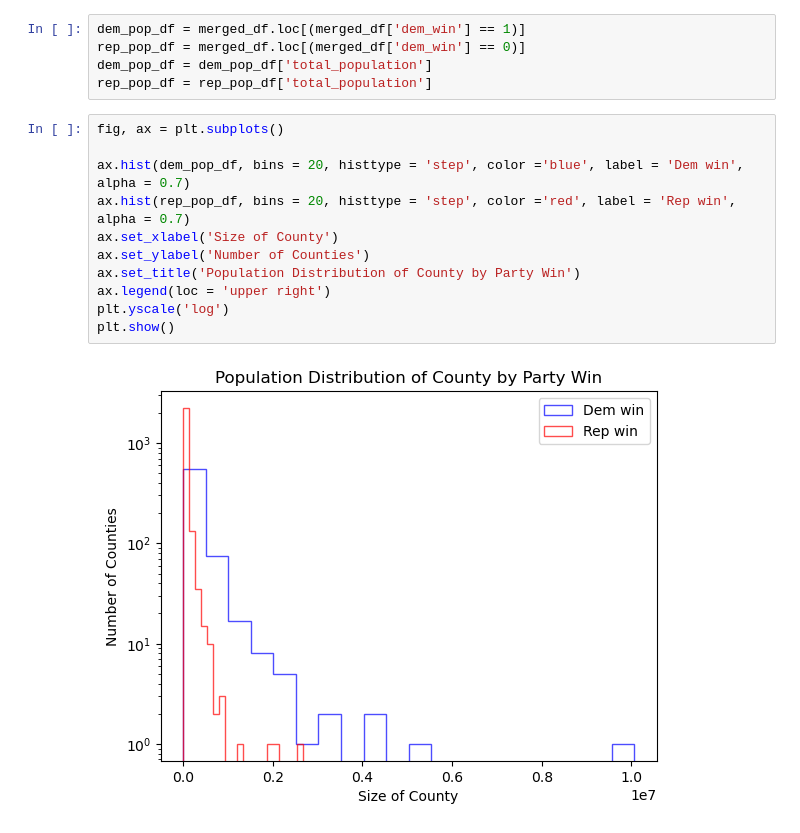
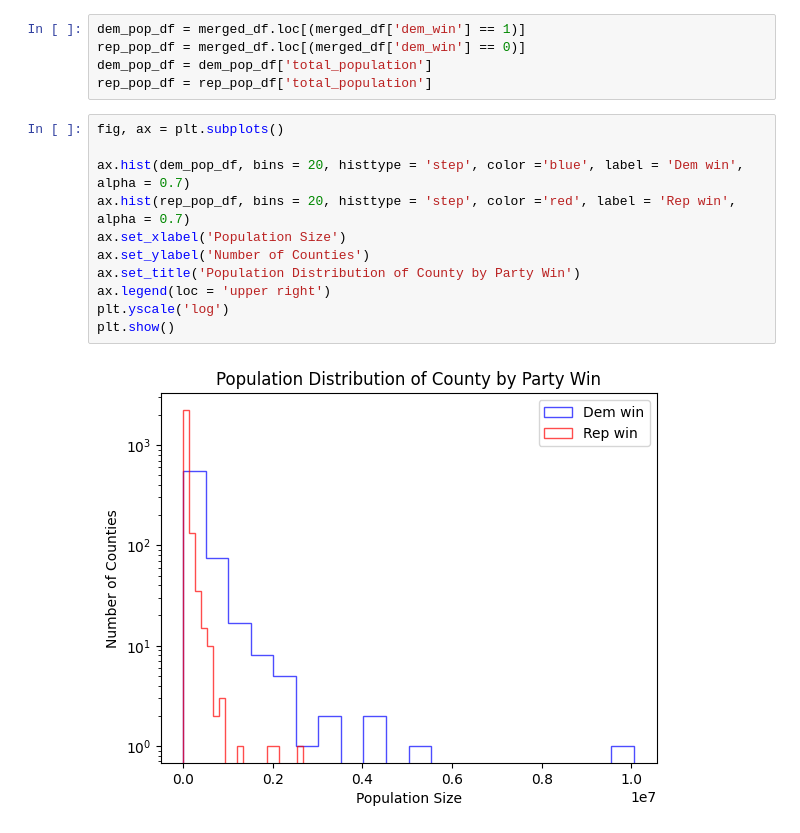
Before and after one commit to Nhunsick/project_3, a Jupyter notebook: Notebooks/Noahworkspace.ipynb, the cells around one changed output. Saved outputs shown, nothing was run; the diff lists cells and outputs as text.

```diff
--- a/Notebooks/Noahworkspace.ipynb
+++ b/Notebooks/Noahworkspace.ipynb
@@ -598,13 +598,13 @@ rep_pop_df = rep_pop_df['total_population']
 # %%
 fig, ax = plt.subplots()
 
 ax.hist(dem_pop_df, bins = 20, histtype = 'step', color ='blue', label = 'Dem win', alpha = 0.7)
 ax.hist(rep_pop_df, bins = 20, histtype = 'step', color ='red', label = 'Rep win', alpha = 0.7)
-ax.set_xlabel('Size of County')
+ax.set_xlabel('Population Size')
 ax.set_ylabel('Number of Counties')
 ax.set_title('Population Distribution of County by Party Win')
 ax.legend(loc = 'upper right')
 plt.yscale('log')
 plt.show()
 # %% [output]
-[figure, old version]
+[figure, new version]
```
Also changed, not shown: parts of 7 cells of this notebook.
